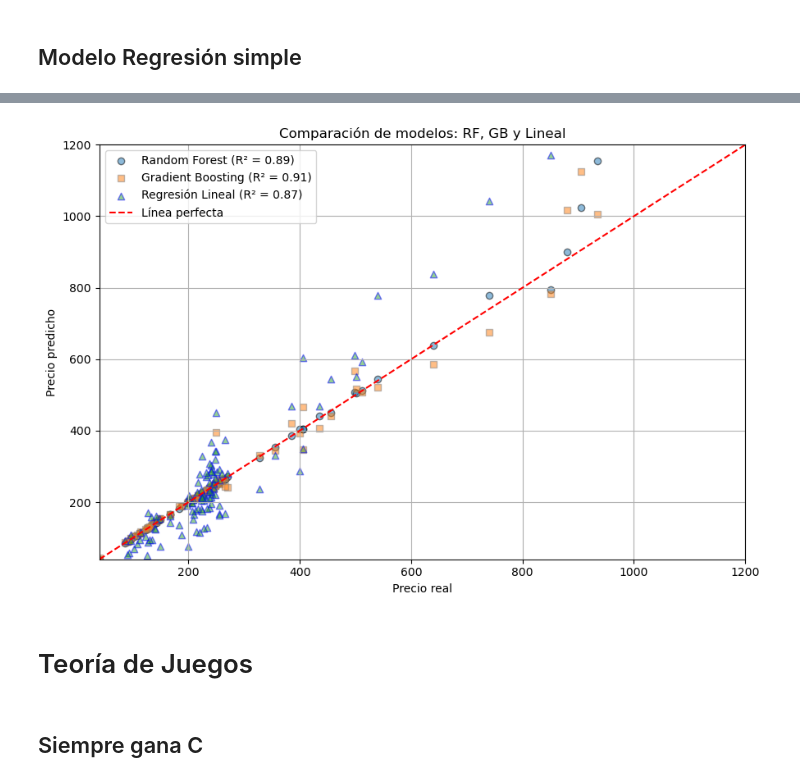
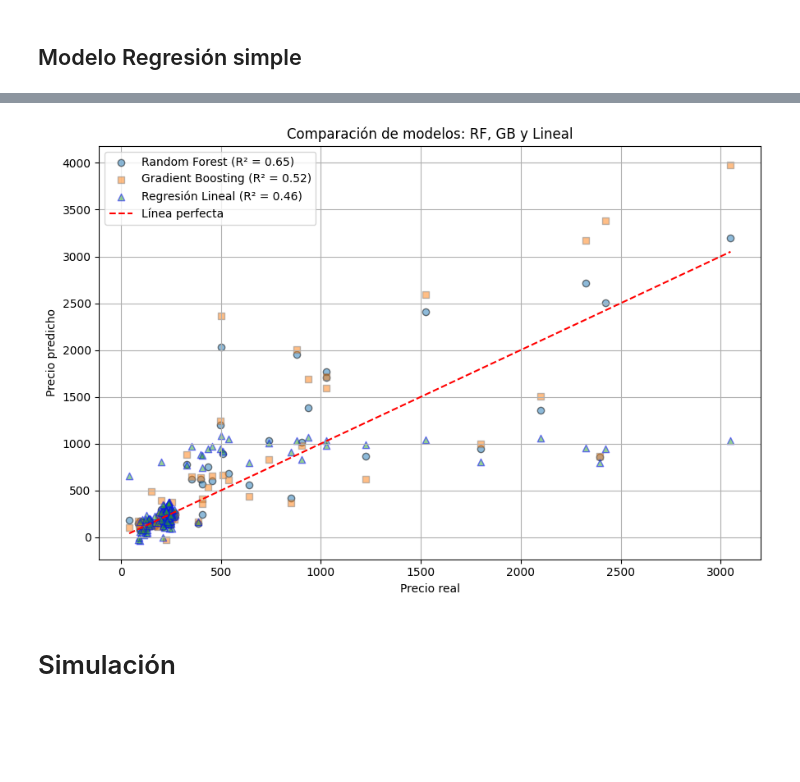
Before and after one commit to JeanetteLeon/tarea_2_despliegue_modelo_ML_como_API, a Jupyter notebook: notebooks/Modelos_de_subasta.ipynb, the cells around one changed output, grey strips where cells are left out. Saved outputs shown, nothing was run; the diff lists cells and outputs as text; code cells hidden in the pictures; blank space fills up the shorter version.

Commit message:
Crear modulo de entranamiento del modelo

```diff
--- a/notebooks/Modelos_de_subasta.ipynb
+++ b/notebooks/Modelos_de_subasta.ipynb
@@ -320,0 +267,14 @@ df_agg
+# %%
+# ===== 4) Construir dataset para el MODELO (features sin fuga) =====
+# Nos quedamos solo con columnas "realistas"
+cols_modelo_base = [
+    'precio_inicial',
+    'reputacion_prom',
+    'n_postores',
+    'n_pujas',
+    'producto',
+    'tipo_subasta',
+    'precio_final'   # target
+]
+df_modelo = df_agg[cols_modelo_base].copy()
+df_modelo.head()
@@ -322,9 +365,3 @@ df_agg
 ## Modelo RandomForestRegressor
 # %% [markdown]
 Se utiliza un modelo supervisado de regresión, específicamente un Random Forest Regressor, para predecir el precio final de una subasta a partir de variables como el precio inicial, la puja máxima, la reputación de los postores y el tipo de producto. Este modelo es ideal porque maneja bien relaciones no lineales, outliers y variables mixtas, ofreciendo predicciones precisas y buena interpretabilidad.
-# %%
-# Excluir solo lo necesario
-columnas_excluir = ['auctionid', 'price', 'bidder_ganador']  # No usamos identificadores ni strings
-
-X = df_agg.drop(columns=columnas_excluir)
-y = df_agg['price']
@@ -513,39 +408,47 @@ plt.show()
 # %%
 import matplotlib.pyplot as plt
 from sklearn.metrics import r2_score
 
-# Calculamos los R²
-r2_rf = r2_score(y_test, y_pred)
+# --- Predicciones ---
+y_pred_rf = rf_model.predict(X_test)
+y_pred_gb = gb_model.predict(X_test)
+y_pred_lr = lr_model.predict(X_test)
+
+# --- R² ---
+r2_rf = r2_score(y_test, y_pred_rf)
 r2_gb = r2_score(y_test, y_pred_gb)
 r2_lr = r2_score(y_test, y_pred_lr)
 
+# --- Gráfico ---
 plt.figure(figsize=(9, 6))
 
 # Random Forest
-plt.scatter(y_test, y_pred, alpha=0.5, label=f'Random Forest (R² = {r2_rf:.2f})', edgecolors='k')
+plt.scatter(y_test, y_pred_rf, alpha=0.5,
+            label=f'Random Forest (R² = {r2_rf:.2f})', edgecolors='k')
 
 # Gradient Boosting
-plt.scatter(y_test, y_pred_gb, alpha=0.5, label=f'Gradient Boosting (R² = {r2_gb:.2f})', edgecolors='gray', marker='s')
+plt.scatter(y_test, y_pred_gb, alpha=0.5,
+            label=f'Gradient Boosting (R² = {r2_gb:.2f})',
+            edgecolors='gray', marker='s')
 
 # Regresión Lineal
-plt.scatter(y_test, y_pred_lr, alpha=0.5, label=f'Regresión Lineal (R² = {r2_lr:.2f})', edgecolors='blue', marker='^')
+plt.scatter(y_test, y_pred_lr, alpha=0.5,
+            label=f'Regresión Lineal (R² = {r2_lr:.2f})',
+            edgecolors='blue', marker='^')
 
 # Línea perfecta
-plt.plot([40, 1200], [40, 1200], '--r', label='Línea perfecta')
-
-plt.xlim(40, 1200)
-plt.ylim(40, 1200)
+plt.plot([y_test.min(), y_test.max()],
+         [y_test.min(), y_test.max()],
+         '--r', label='Línea perfecta')
 
 plt.xlabel('Precio real')
 plt.ylabel('Precio predicho')
 plt.title('Comparación de modelos: RF, GB y Lineal')
 plt.legend()
 plt.grid(True)
 plt.tight_layout()
 plt.show()
 # %% [output]
-[figure, old version]
+[figure, new version]
 # %% [markdown]
-# Teoría de Juegos
+# Simulación
-# %% [markdown]
-## Siempre gana C
```
Also changed, not shown: parts of 52 cells of this notebook, 1 other file.
